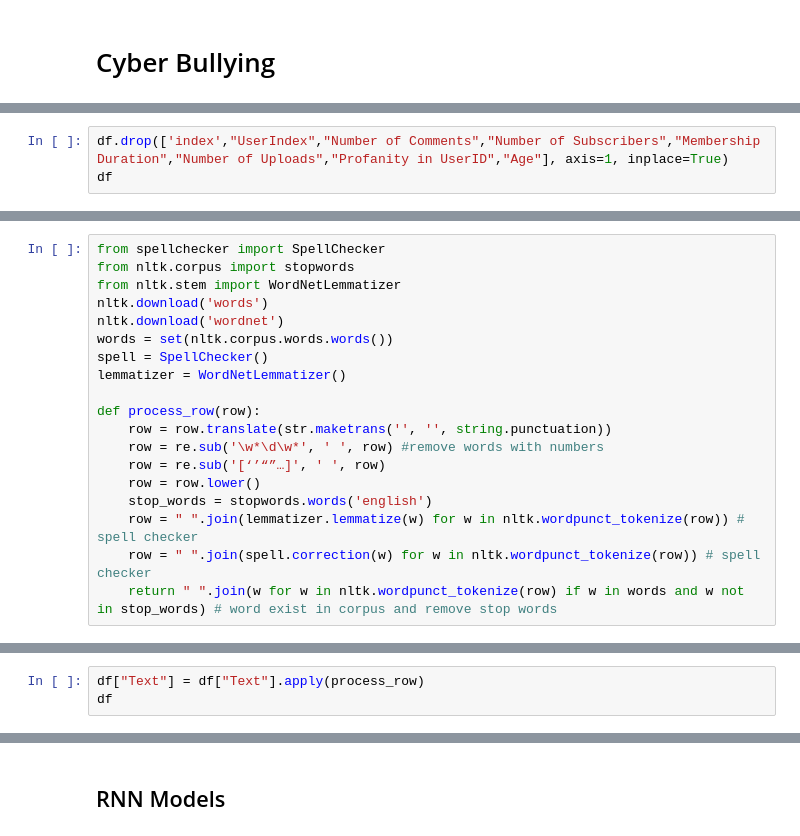
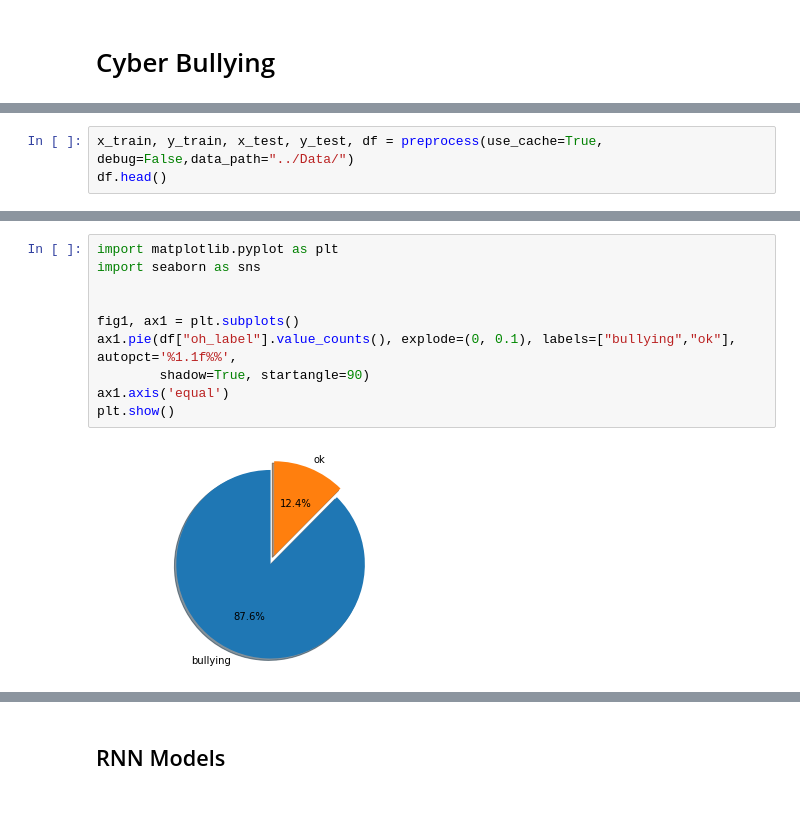
Before and after one commit to YD5463/CyberbullyingDetector, a Jupyter notebook: Notebooks/simple.ipynb, the cells around one changed output, grey strips where cells are left out. Saved outputs shown, nothing was run; the diff lists cells and outputs as text; blank space fills up the shorter version.

Commit message:
visualization + xgboost pipeline + template

```diff
--- a/Notebooks/simple.ipynb
+++ b/Notebooks/simple.ipynb
@@ -336,3 +2,0 @@ df
-# %%
-df.drop(['index',"UserIndex","Number of Comments","Number of Subscribers","Membership Duration","Number of Uploads","Profanity in UserID","Age"], axis=1, inplace=True)
-df
@@ -358,19 +2,0 @@ df["Text"][1],df["oh_label"][1],
-# %%
-from spellchecker import SpellChecker
-from nltk.corpus import stopwords
-from nltk.stem import WordNetLemmatizer
-nltk.download('words')
-nltk.download('wordnet')
-words = set(nltk.corpus.words.words())
-spell = SpellChecker()
-lemmatizer = WordNetLemmatizer()
-
-def process_row(row):
-    row = row.translate(str.maketrans('', '', string.punctuation))
-    row = re.sub('\w*\d\w*', ' ', row) #remove words with numbers
-    row = re.sub('[‘’“”…]', ' ', row)
-    row = row.lower()
-    stop_words = stopwords.words('english')
-    row = " ".join(lemmatizer.lemmatize(w) for w in nltk.wordpunct_tokenize(row)) # spell checker
-    row = " ".join(spell.correction(w) for w in nltk.wordpunct_tokenize(row)) # spell checker
-    return " ".join(w for w in nltk.wordpunct_tokenize(row) if w in words and w not in stop_words) # word exist in corpus and remove stop words
@@ -384,3 +2,0 @@ def process_row(row):
-# %%
-df["Text"] = df["Text"].apply(process_row)
-df
@@ -471,0 +265,3 @@ weighted avg       0.80      0.84      0.82      1144
+# %%
+x_train, y_train, x_test, y_test, df = preprocess(use_cache=True, debug=False,data_path="../Data/")
+df.head()
@@ -471,0 +278,12 @@ weighted avg       0.80      0.84      0.82      1144
+# %%
+import matplotlib.pyplot as plt
+import seaborn as sns
+
+
+fig1, ax1 = plt.subplots()
+ax1.pie(df["oh_label"].value_counts(), explode=(0, 0.1), labels=["bullying","ok"], autopct='%1.1f%%',
+        shadow=True, startangle=90)
+ax1.axis('equal')
+plt.show()
+# %% [output]
+[figure, added]
```
Also changed, not shown: parts of 39 cells of this notebook, 6 other files.
